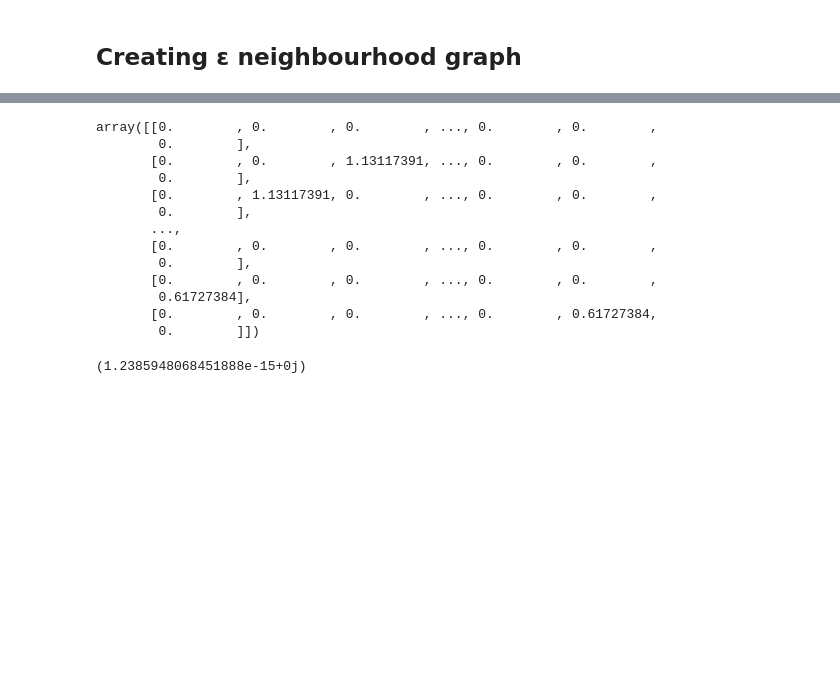
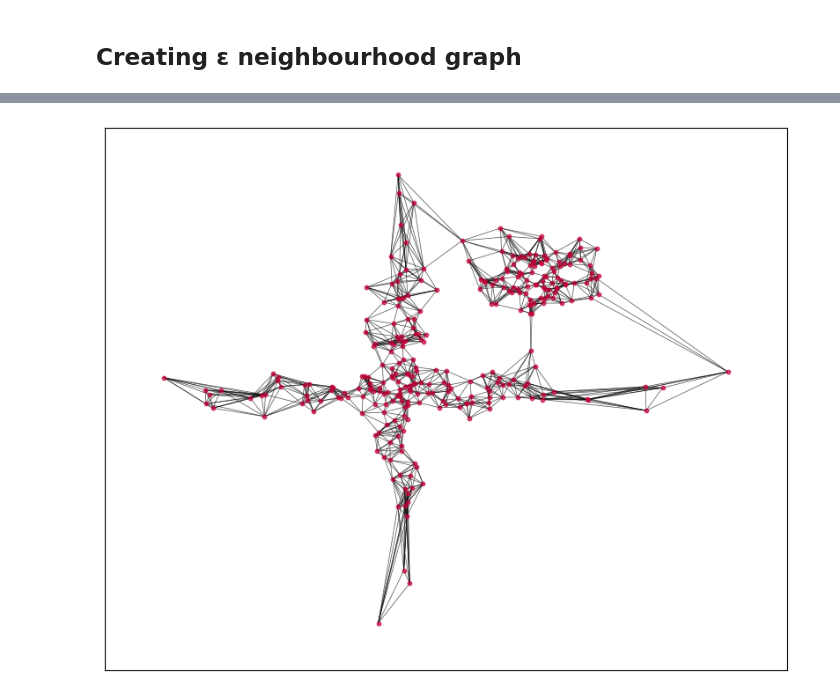
Before and after one commit to avsngh-git/Masters-Projects, a Jupyter notebook: Unsupervised-Learning/Project2.ipynb, the cells around one changed output, grey strips where cells are left out. Saved outputs shown, nothing was run; the diff lists cells and outputs as text; code cells hidden in the pictures; blank space fills up the shorter version.

```diff
--- a/Unsupervised-Learning/Project2.ipynb
+++ b/Unsupervised-Learning/Project2.ipynb
@@ -69,2 +78,15 @@ plt.show()
+# %%
+neighbours = 8
+sim_matrix_knn = kneighbors_graph(X=data_df, n_neighbors=neighbours, mode='distance', metric='euclidean', n_jobs=-1)
+nx_graph_knn = nx.from_scipy_sparse_array(sim_matrix_knn)
+
+mutual_knn_graph =sim_matrix_knn.multiply(sim_matrix_knn.transpose())
+nx_graph_mknn = nx.from_scipy_sparse_array(mutual_knn_graph)
+plt.figure(figsize=(10, 8))
+nx.draw_networkx(G=nx_graph_knn,pos=coordinates_dict, with_labels= False, node_size = 10, node_color= '#C70039', alpha = 0.7, width =0.5)
+
+plt.show()
+# %% [output]
+[figure, added]
 # %%
 def create_degree_matrix(csr_weight_matrix):
@@ -81,19 +105 @@ def eigenspace_calculation(matrix, k: int = 1):
     return eigenvals, eigenvects
-# %%
-degree_matrix = create_degree_matrix(sim_matrix)
-sim_matrix_numpy = sim_matrix.toarray()
-sim_matrix_numpy
-# %% [output]
-array([[0.        , 0.        , 0.        , ..., 0.        , 0.        ,
-        0.        ],
-       [0.        , 0.        , 1.13117391, ..., 0.        , 0.        ,
-        0.        ],
-       [0.        , 1.13117391, 0.        , ..., 0.        , 0.        ,
-        0.        ],
-       ...,
-       [0.        , 0.        , 0.        , ..., 0.        , 0.        ,
-        0.        ],
-       [0.        , 0.        , 0.        , ..., 0.        , 0.        ,
-        0.61727384],
-       [0.        , 0.        , 0.        , ..., 0.        , 0.61727384,
-        0.        ]])
@@ -103,5 +116 @@ unnorm_laplacian_matrix=degree_matrix-sim_matrix
 eigenvals,eigenvects = eigenspace_calculation(matrix=unnorm_laplacian_matrix, k=4)
-# %%
-eigenvals[2]
-# %% [output]
-(1.2385948068451888e-15+0j)
```
Also changed, not shown: parts of 30 cells of this notebook, 1 other file.
